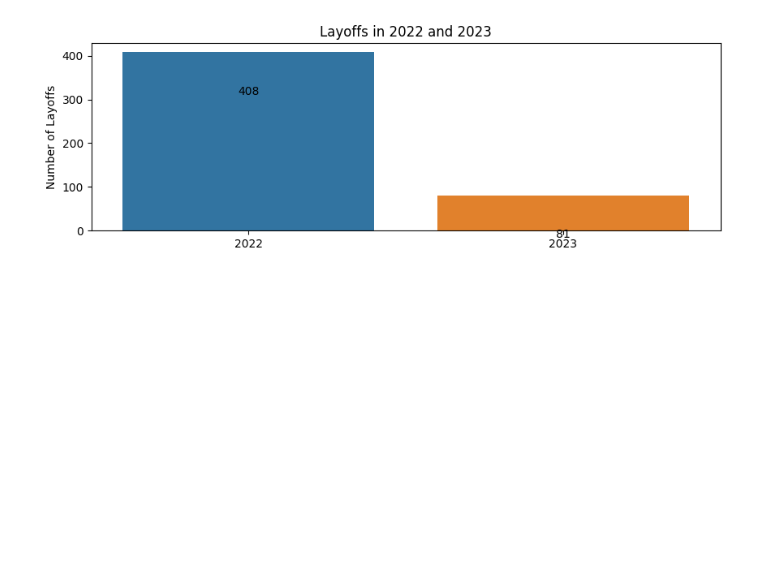
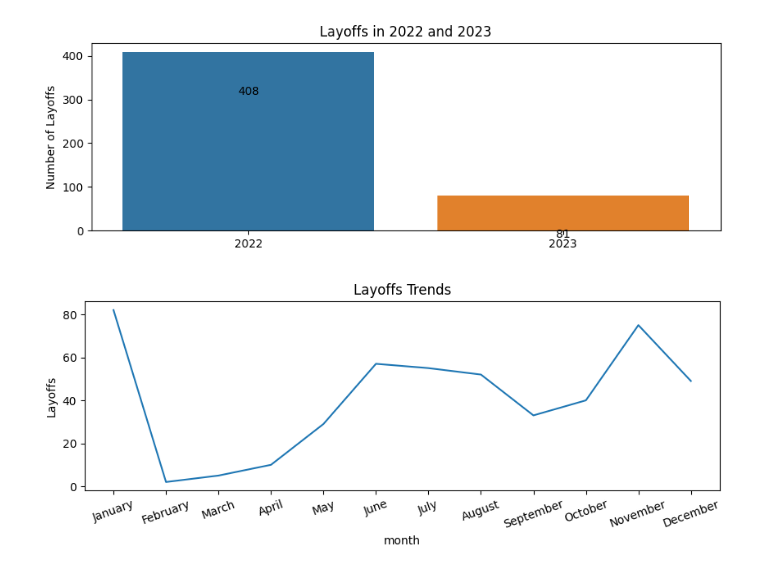
Before and after one commit to ortizfram/Tech-Company-Layoffs--2022-2023-, a Jupyter notebook: Tech-layoffs-2022-2023.ipynb, the cells around one changed output. Drawn from its saved outputs; the diff is of its cells as text; code cells hidden in the pictures; blank space fills up the shorter version.

Commit message:
layoff trend graph

```diff
--- a/Tech-layoffs-2022-2023.ipynb
+++ b/Tech-layoffs-2022-2023.ipynb
@@ -191,3 +191,27 @@ plt.ylabel('Number of Layoffs')
 plt.show()
 # %% [output]
 [figure]
+# %%
+import calendar
+
+plt.figure(figsize=(10,3))
+
+# group the data by month and player and calculate the total feature
+gg = data.groupby(["month"])["total_layoffs"].count()
+gg = gg.reset_index()
+
+#create a line chart using Seaborn
+sns.lineplot(x="month", y="total_layoffs", data=gg)
+
+# add a title and axis labels
+plt.title("Layoffs Trends")
+plt.xlabel("month")
+plt.ylabel("Layoffs")
+
+# set the x-tick labels as the names of the months
+plt.xticks(range(1,13), [calendar.month_name[i] for i in range(1,13)], rotation=20)
+
+# show the plot
+plt.show()
+# %% [output]
+[figure, added]
```
